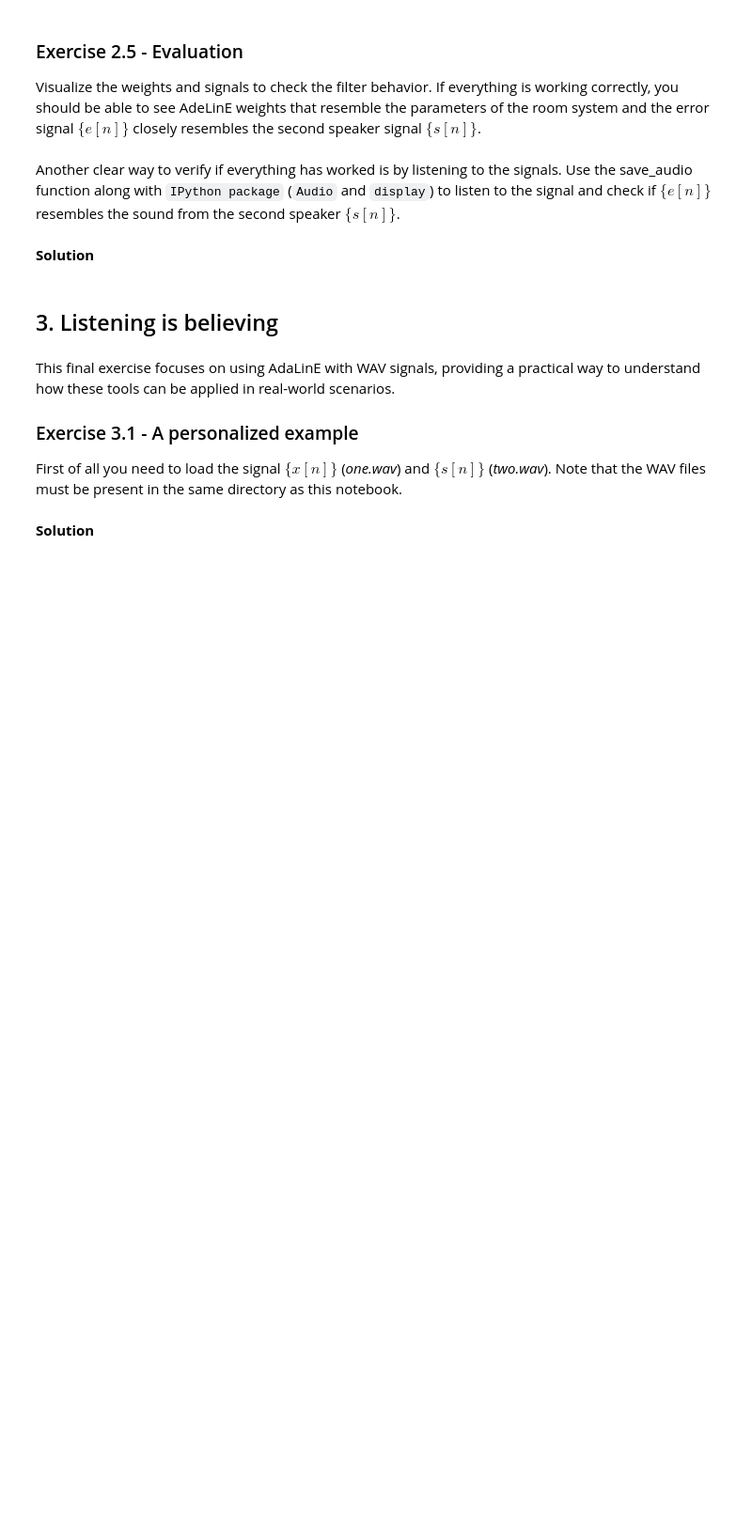
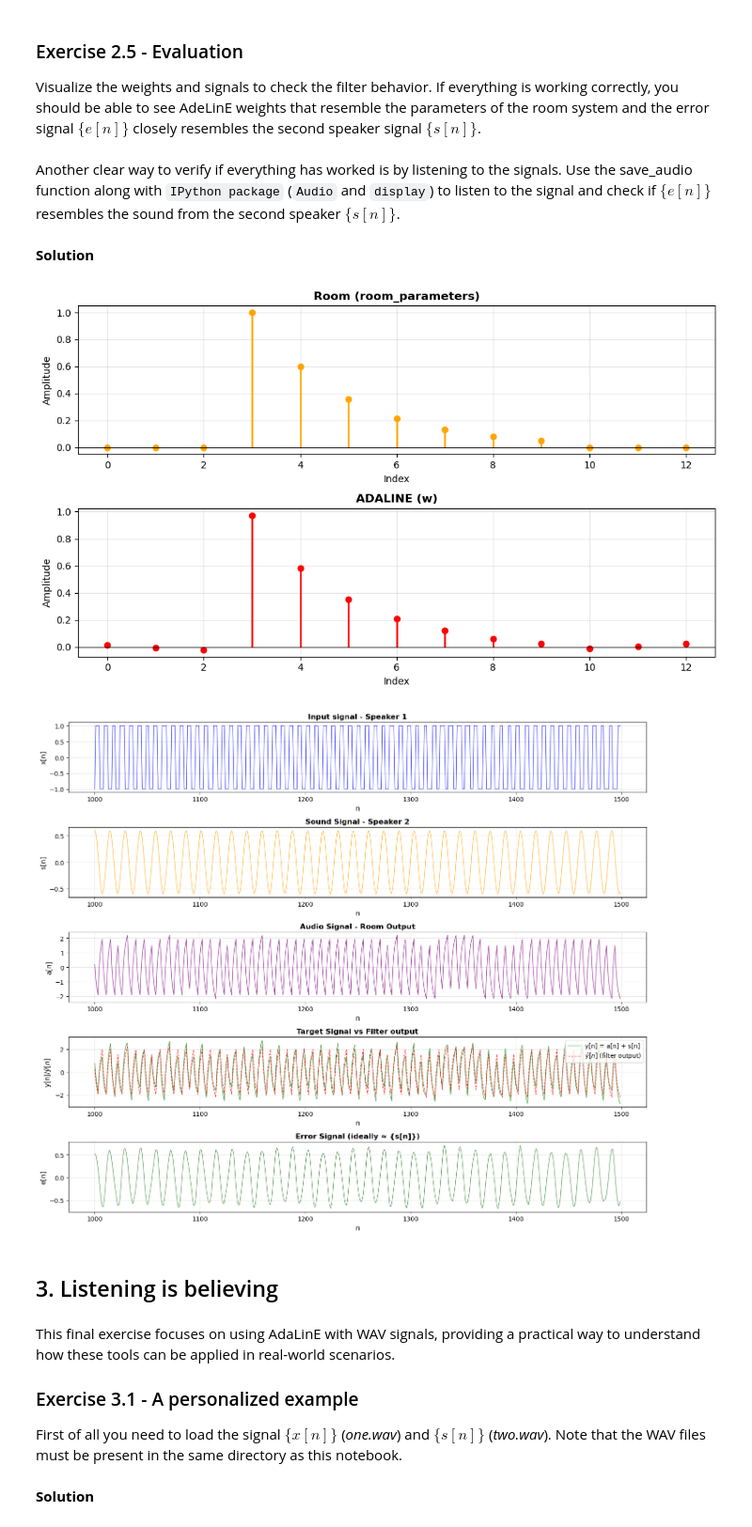
Before and after one commit to HailemariamMersha/Deep_learning, a Jupyter notebook: homework_3/homework 3.ipynb, the cells around one changed output. Shown at 94% size. Saved outputs shown, nothing was run; the diff lists cells and outputs as text; code cells hidden in the pictures; blank space fills up the shorter version.

```diff
--- a/homework_3/homework 3.ipynb
+++ b/homework_3/homework 3.ipynb
@@ -228,3 +285,27 @@ Now you can put in practice the `SoftPerceptron` class and the `cross_entropy_lo
 4. Evaluate the loss on both the training and test sets
 # %% [markdown]
 **Solution**
+# %%
+# 1) Load Iris
+from sklearn.datasets import load_iris
+data = load_iris()
+X = data['data']          # (150,4)
+y = data['target']        # (150,)
+
+# 2) Train/test split
+X_tr, X_te, y_tr, y_te = train_test_split(X, y, test_size=0.3, random_state=SEED, stratify=y)
+
+# 3) Train model
+model = MulticlassSoftPerceptron(n_features=X.shape[1], n_classes=3)
+model.train(X_tr, y_tr, epochs=60)
+
+# 4) Evaluate loss
+def probs_on(model, X):
+    return np.vstack([model.predict(f) for f in X])
+
+p_tr = probs_on(model, X_tr)
+p_te = probs_on(model, X_te)
+
+loss_tr = cross_entropy_loss(y_tr, p_tr)
+loss_te = cross_entropy_loss(y_te, p_te)
+print(f"Train CE: {loss_tr:.4f} | Test CE: {loss_te:.4f}")
@@ -532,6 +741,18 @@ def save_audio(filename, signal, fs):
     wavfile.write(filename, fs, signal_normalized)
 # %% [markdown]
 **Solution**
+# %%
+# Visualize learned weights vs room parameters
+plot_weights(room.room_parameters().flatten(), adaline.w.flatten())
+
+# Apply filter and compute signals for plots
+y_pred = adaline.apply(x).reshape(-1)
+e = y - y_pred  # what we want to resemble s[n]
+
+plot_signals(x=x, y=y, y_pred=y_pred, s=s, a=a, e=e, zoom=True)
+# %% [output]
+[figure, added]
+[figure, added]
 # %% [markdown]
 ## 3. Listening is believing
 # %% [markdown]
```
Also changed, not shown: parts of 11 cells of this notebook, 4 other files.
